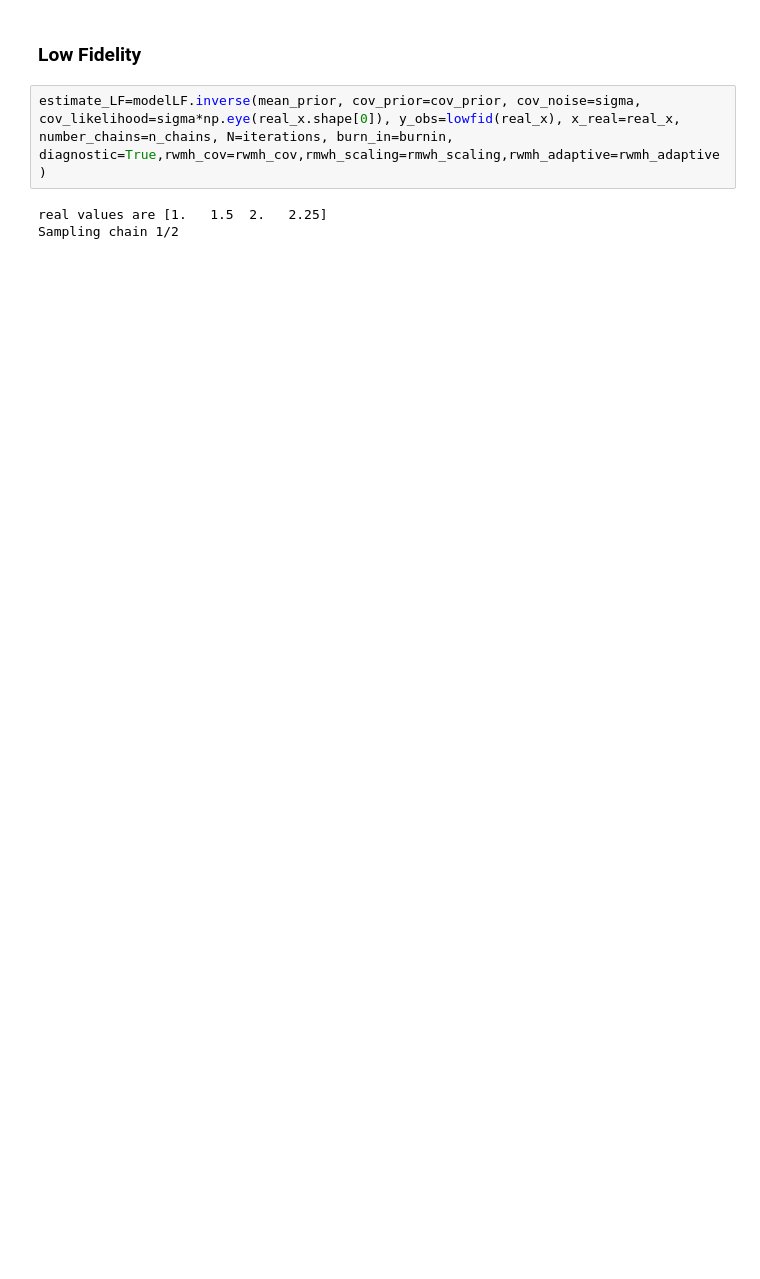
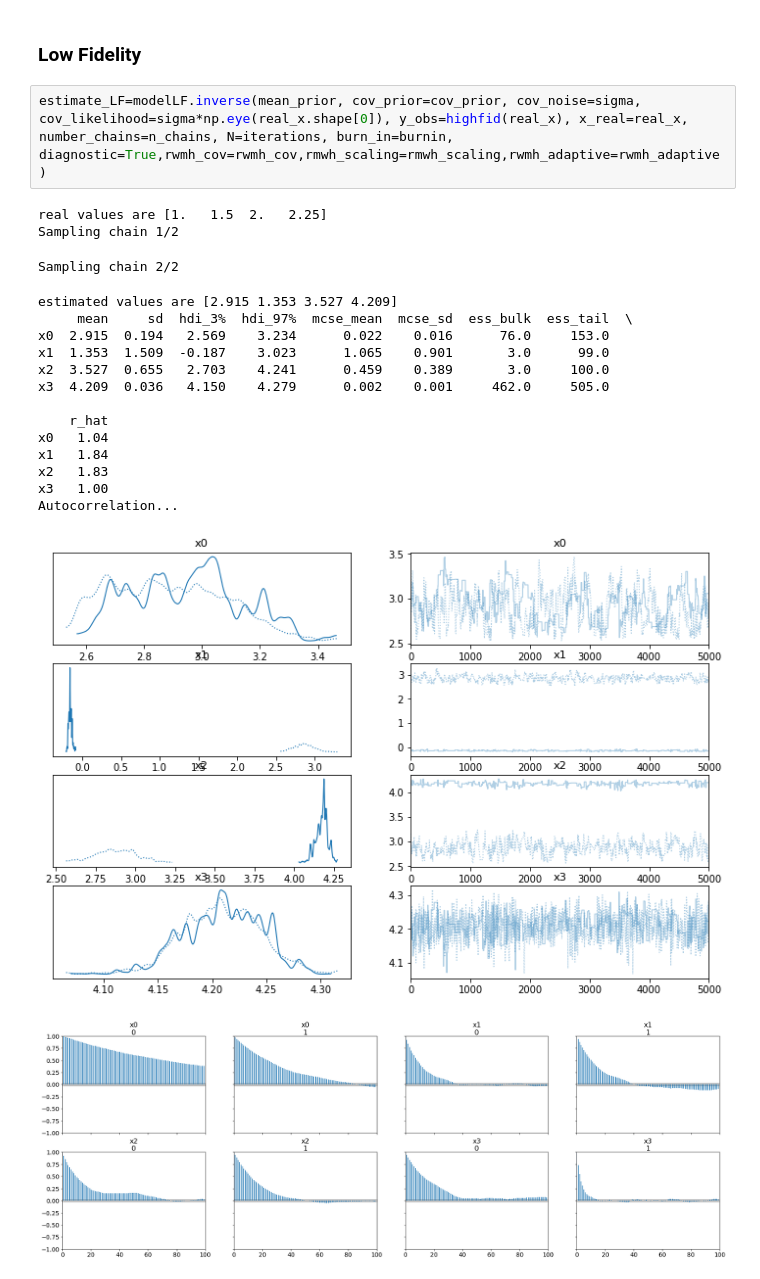
Before and after one commit to Jackmos/Multi-Fidelity-MCMC-methods, a Jupyter notebook: PACS_project2/1DBench_MCMC/main_disc_case.ipynb, the cells around one changed output. Drawn from its saved outputs; the diff is of its cells as text; blank space fills up the shorter version.

```diff
--- a/PACS_project2/1DBench_MCMC/main_disc_case.ipynb
+++ b/PACS_project2/1DBench_MCMC/main_disc_case.ipynb
@@ -194,7 +236,23 @@ The function inverse took 2980.8234214782715 seconds.
 # %% [markdown]
 ### Low Fidelity
 # %%
-estimate_LF=modelLF.inverse(mean_prior, cov_prior=cov_prior, cov_noise=sigma, cov_likelihood=sigma*np.eye(real_x.shape[0]), y_obs=lowfid(real_x), x_real=real_x, number_chains=n_chains, N=iterations, burn_in=burnin, diagnostic=True,rwmh_cov=rwmh_cov,rmwh_scaling=rmwh_scaling,rwmh_adaptive=rwmh_adaptive)
+estimate_LF=modelLF.inverse(mean_prior, cov_prior=cov_prior, cov_noise=sigma, cov_likelihood=sigma*np.eye(real_x.shape[0]), y_obs=highfid(real_x), x_real=real_x, number_chains=n_chains, N=iterations, burn_in=burnin, diagnostic=True,rwmh_cov=rwmh_cov,rmwh_scaling=rmwh_scaling,rwmh_adaptive=rwmh_adaptive)
 # %% [output]
 real values are [1.   1.5  2.   2.25]
 Sampling chain 1/2
+Sampling chain 2/2
+estimated values are [2.915 1.353 3.527 4.209]
+     mean     sd  hdi_3%  hdi_97%  mcse_mean  mcse_sd  ess_bulk  ess_tail  \
+x0  2.915  0.194   2.569    3.234      0.022    0.016      76.0     153.0
+x1  1.353  1.509  -0.187    3.023      1.065    0.901       3.0      99.0
+x2  3.527  0.655   2.703    4.241      0.459    0.389       3.0     100.0
+x3  4.209  0.036   4.150    4.279      0.002    0.001     462.0     505.0
+
+    r_hat
+x0   1.04
+x1   1.84
+x2   1.83
+x3   1.00
+Autocorrelation...
+[figure, added]
+[figure, added]
```
Also changed, not shown: parts of 9 cells of this notebook, 4 other files.
